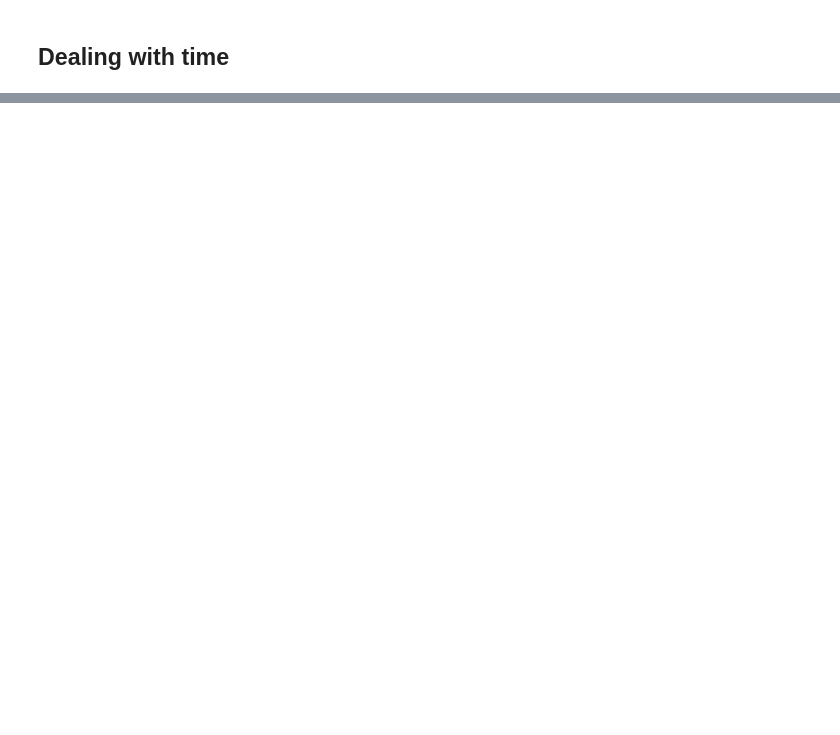
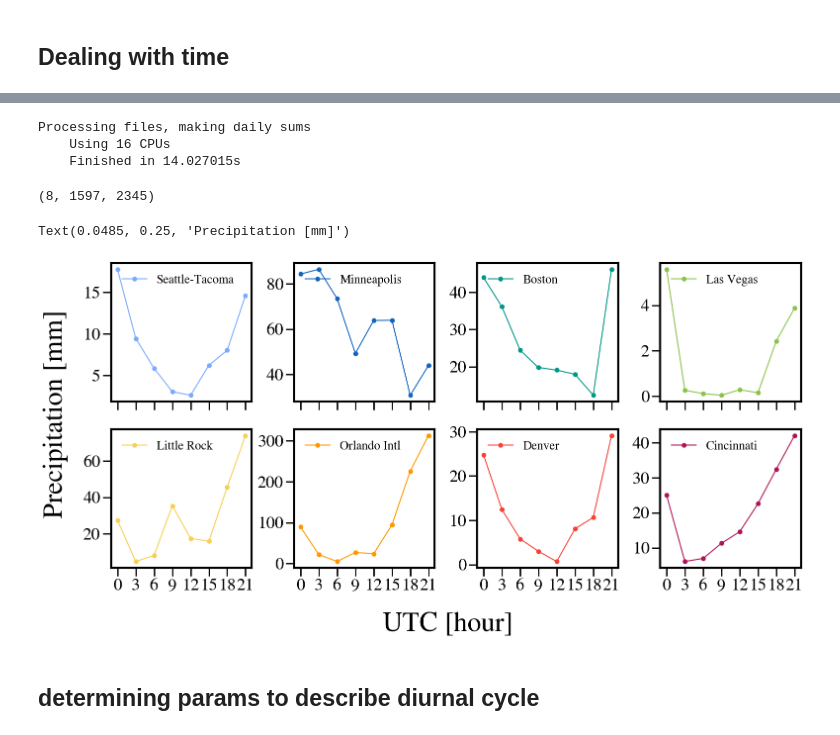
Before and after one commit to SidneyLower-NOAA/SMD_Notebooks, a Jupyter notebook: Supplemental_Locations/Diurnal-Cycle.ipynb, the cells around one changed output, grey strips where cells are left out. Saved outputs shown, nothing was run; the diff lists cells and outputs as text; code cells hidden in the pictures; blank space fills up the shorter version.

```diff
--- a/Supplemental_Locations/Diurnal-Cycle.ipynb
+++ b/Supplemental_Locations/Diurnal-Cycle.ipynb
@@ -121,0 +619,52 @@ local_time = time[0].astype('M8[ms]').astype('O') + datetime.timedelta(hours=np.
+# %%
+precip_files = collect_files(7, 'co')
+# %%
+n_processes = 16
+
+print('Processing files, making daily sums')
+start = datetime.datetime.now()
+print(f'    Using {n_processes} CPUs')
+with multiprocessing.Pool(n_processes) as P:
+    out = P.starmap(open_and_sum, zip(precip_files, np.repeat(ny, len(precip_files)), np.repeat(nx, len(precip_files))))
+out = np.asarray(out)
+end=datetime.datetime.now()
+print(f'    Finished in {(end-start).total_seconds()}s')
+P.close()
+# %% [output]
+Processing files, making daily sums
+    Using 16 CPUs
+    Finished in 14.027015s
+# %%
+np.shape(out)
+# %% [output]
+(8, 1597, 2345)
+# %%
+fig, axes = plt.subplots(2,4, sharex=True, figsize=(18, 8))
+plt.subplots_adjust(wspace=0.3, hspace=0.2)
+
+colors = ['#7BAAFC',
+'#1565c0ff',
+'#009688ff',
+'#8bc34aff',
+'#F6CF57',
+'#ff9800ff',
+'#f44336ff', 'gray',
+'#ad1457ff']
+
+hours = [0,3, 6, 9, 12, 15, 18, 21]
+for i in range(2):
+    for j in range(4):
+        stat = 4*i+j
+        if stat == 7:
+            stat = 8
+        axes[i,j].plot(hours, out[:,conus_gp[0][stat], conus_gp[1][stat]], color=colors[stat], marker='o', label=st_names[stat].title())
+        axes[i,j].legend(frameon=False, fontsize=18, loc='upper left')
+        axes[i,j].set_xticks(hours)
+
+fig.text(x=0.43, y=-0.05, s='UTC [hour]', fontdict={'fontsize': 40})
+fig.text(x=0.0485, y=0.25, s='Precipitation [mm]', rotation='vertical',fontdict={'fontsize': 40})
+# %% [output]
+Text(0.0485, 0.25, 'Precipitation [mm]')
+[figure, added]
+# %% [markdown]
+## determining params to describe diurnal cycle
```
Also changed, not shown: parts of 51 cells of this notebook.
